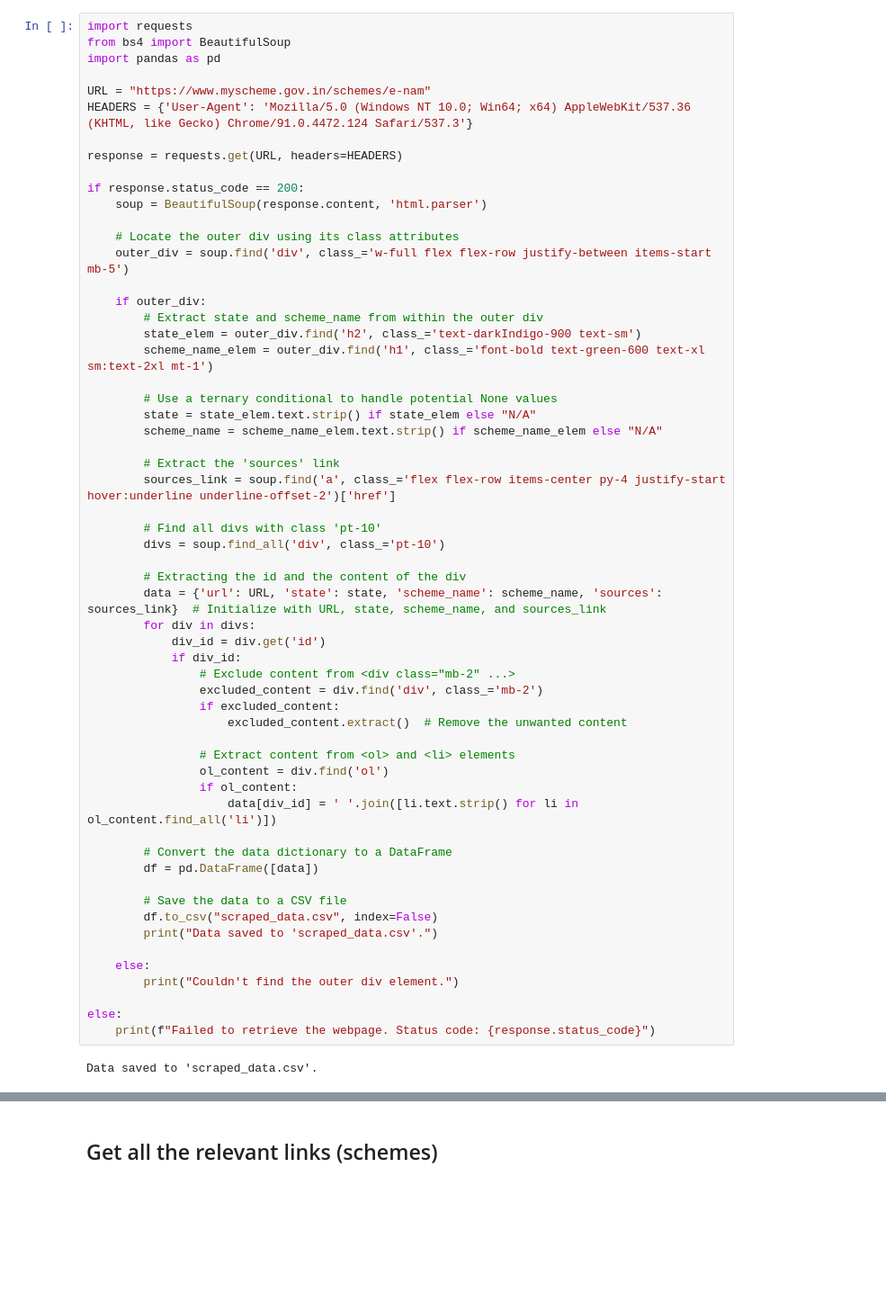
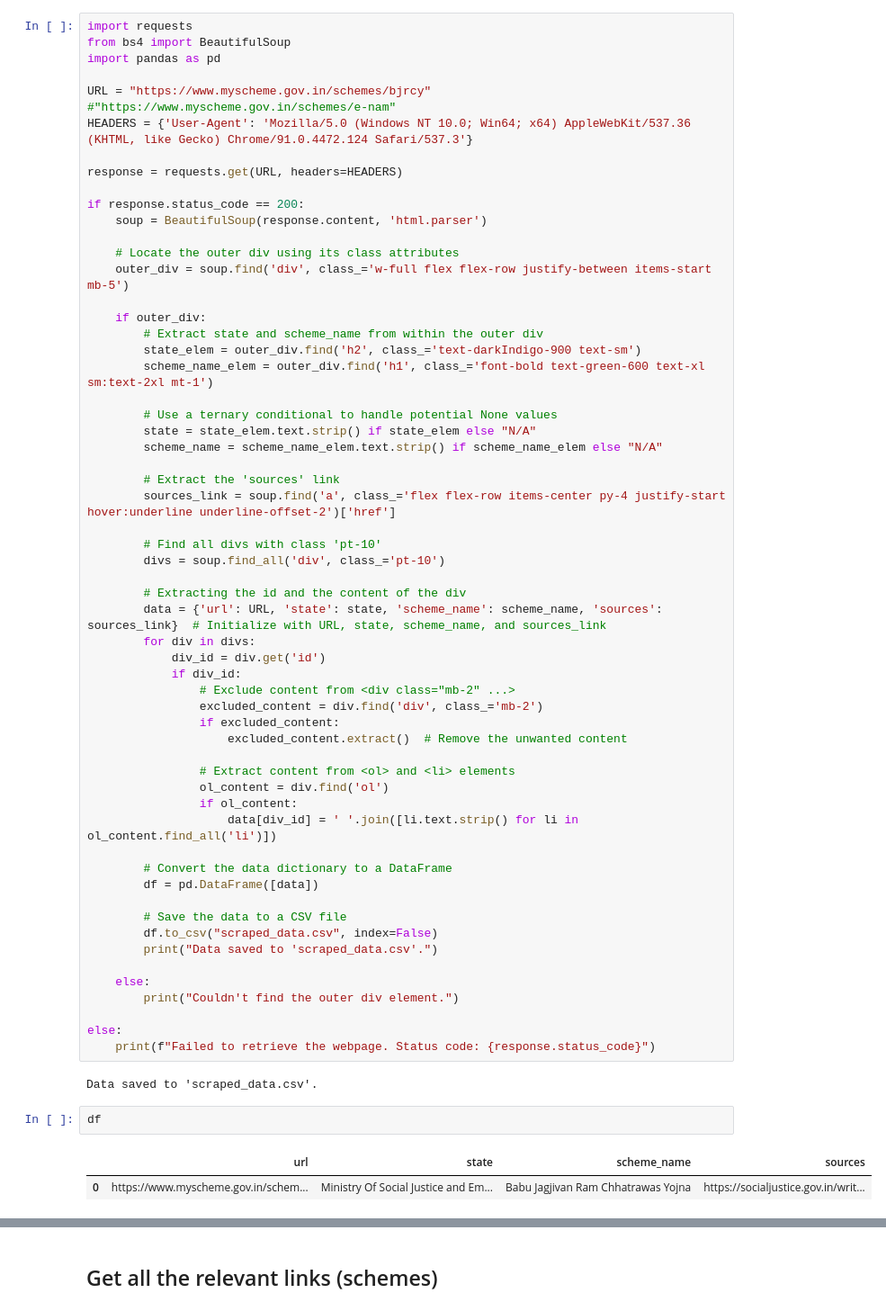
Before and after one commit to alinealinealine/ted_ai, a Jupyter notebook: scrape_scheme.ipynb, the cells around one changed output, grey strips where cells are left out. Shown at 90% size. Drawn from its saved outputs; the diff is of its cells as text; blank space fills up the shorter version.

```diff
--- a/scrape_scheme.ipynb
+++ b/scrape_scheme.ipynb
@@ -7,7 +7,8 @@ import requests
 from bs4 import BeautifulSoup
 import pandas as pd
 
-URL = "https://www.myscheme.gov.in/schemes/e-nam"
+URL = "https://www.myscheme.gov.in/schemes/bjrcy"
+#"https://www.myscheme.gov.in/schemes/e-nam"
 HEADERS = {'User-Agent': 'Mozilla/5.0 (Windows NT 10.0; Win64; x64) AppleWebKit/537.36 (KHTML, like Gecko) Chrome/91.0.4472.124 Safari/537.3'}
 
 response = requests.get(URL, headers=HEADERS)
@@ -62,3 +63,8 @@ else:
     print(f"Failed to retrieve the webpage. Status code: {response.status_code}")
 # %% [output]
 Data saved to 'scraped_data.csv'.
+# %%
+df
+# %% [output]
+|  | url | state | scheme_name | sources |
+| 0 | https://www.myscheme.gov.in/schem... | Ministry Of Social Justice and Em... | Babu Jagjivan Ram Chhatrawas Yojna | https://socialjustice.gov.in/writ... |
```
Also changed, not shown: parts of 26 cells of this notebook, 1 other file.
